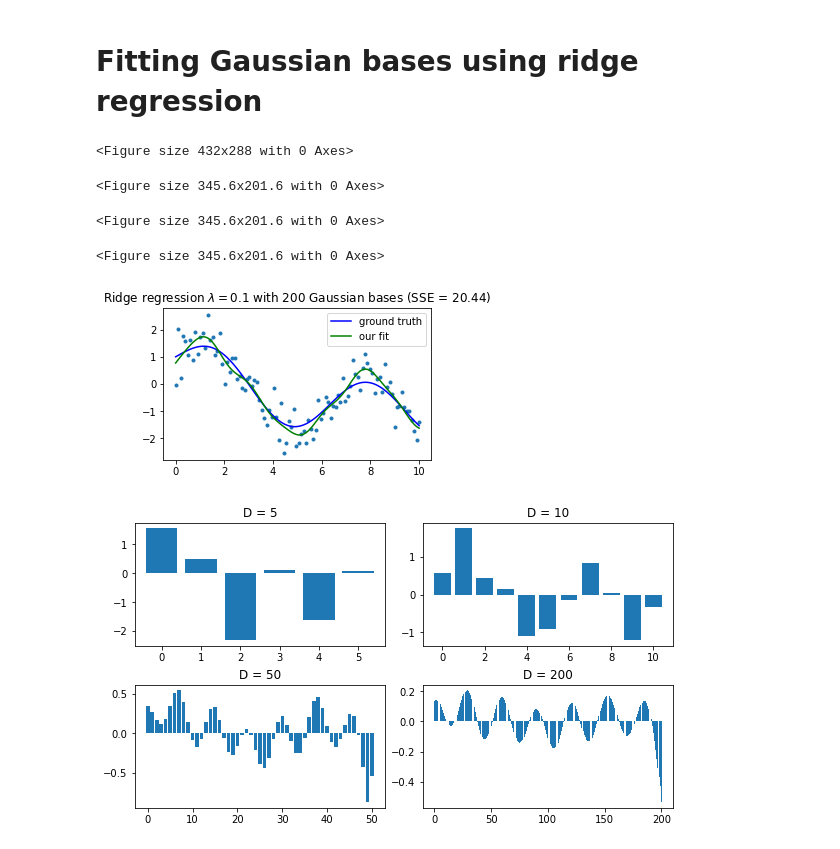
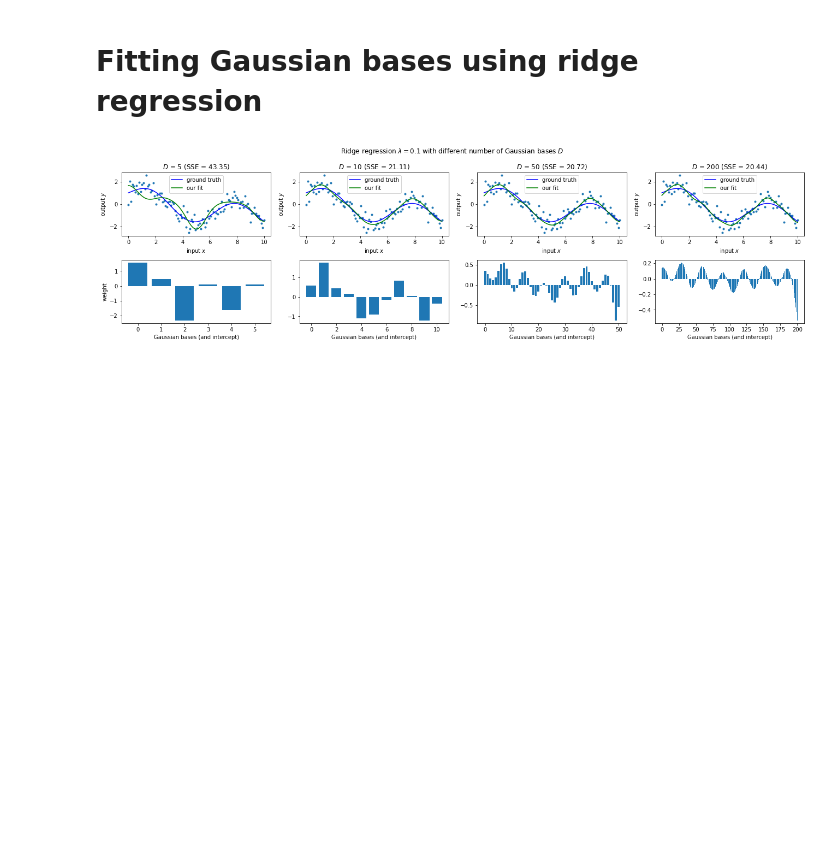
Before and after one commit to yueliyl/gec_intro2ml, a Jupyter notebook: Regularization.ipynb, the cells around one changed output. Drawn from its saved outputs; the diff is of its cells as text; code cells hidden in the pictures; blank space fills up the shorter version.

```diff
--- a/Regularization.ipynb
+++ b/Regularization.ipynb
@@ -249,7 +303,7 @@ class RidgeRegression:
             grad = .5*np.dot(yh - y, x)/N
             grad += self.l2_reg* w
             return grad
-        w0 = np.zeros(D)
+        w0 = np.array([3,-10]) # weights initialization
         self.w = optimizer.run(gradient, x, y, w0)
         return self
 
@@ -280,19 +334,26 @@ Now let's visualize the landscape of regularized cost function for different amo
 # %%
 cost = lambda w, reg: .5*np.mean((w[0] + w[1]*x - y)**2) + reg*np.dot(w,w)/2
 reg_list = [0, 1, 10]
+
+## loop through different L2 regularization values
 fig, axes = plt.subplots(ncols=len(reg_list), nrows=1, constrained_layout=True, figsize=(15, 5))
 for i, reg_coef in enumerate(reg_list):
-    optimizer = GradientDescent(learning_rate=.01, max_iters=50, record_history=True)
+    ## instantiate and fit model
+    optimizer = GradientDescent(learning_rate=.01, max_iters=1000, record_history=True)
     model = RidgeRegression(optimizer, l2_reg=reg_coef)
     model.fit(x,y, optimizer)
+
+    ## update position within loss landscape
     current_cost = lambda w: cost(w, reg_coef)
     plot_contour(current_cost, [-20,20], [-5,5], 50, axes[i])
     w_hist = np.vstack(optimizer.w_history)# T x 2
+
+    ## plot
     axes[i].plot(w_hist[:,1], w_hist[:,0], '.r', alpha=.8)
     axes[i].plot(w_hist[:,1], w_hist[:,0], '-r', alpha=.3)
     axes[i].set_xlabel(r'$w_0$')
     axes[i].set_ylabel(r'$w_1$')
-    axes[i].set_title(f' lambda = {reg_coef}')
+    axes[i].set_title(r'$\lambda_{L2}$ = ' + str(reg_coef))
     axes[i].set_xlim([-20,20])
     axes[i].set_ylim([-5,5])
 plt.show()
@@ -305,49 +366,41 @@ The plots show that L2 regularization helps with the convergence of gradient des
 # %%
 N = 100
 x = np.linspace(0,10, N)
 yt = np.sin(x) + np.cos(x**.5)
 y = yt + .5*np.random.randn(N)                      #generate y using a non linear model and add noise
 
 weight_list = []
 
 optimizer = GradientDescent(learning_rate=.01, max_iters=50, record_history=False)
 
-for D in [5, 10, 50, 200]:
+_, axes = plt.subplots(ncols=4, nrows=2, constrained_layout=True, figsize=(18, 5))
+for d, D in enumerate([5, 10, 50, 200]):
 
     model = RidgeRegression(l2_reg=0.1)
     mu = np.linspace(0,10,D)                                          #different mean values for the non-linear features
     phi = gaussian(x[:,None], mu[None,:],1)                           #gives a new set of features of the existing data
 
     yh = model.fit_closedform(phi,y).predict(phi)
 
     weight_list.append(model.w) # store the model weights
 
-    plt.clf()
-    plt.figure(figsize=(4.8, 2.8))
-    plt.plot(x, y, '.')
-    plt.plot(x, yt, 'b-', label='ground truth')
-    plt.plot(x, yh, 'g-', label='our fit')
-    plt.legend()
+    axes[0,d].plot(x, y, '.')
+    axes[0,d].plot(x, yt, 'b-', label='ground truth')
+    axes[0,d].plot(x, yh, 'g-', label='our fit')
+    axes[0,d].legend()
+    axes[0,d].set(xlabel='input $x$', ylabel='output $y$')
 
     sse = np.square(yh - y).sum()
-    plt.title(f'Ridge regression $\lambda=0.1$ with {D} Gaussian bases (SSE = {sse:.2f})')
-
     plt.savefig(f'{D}_gaussian_bases_ridge.png', bbox_inches="tight", dpi=300)
 
-_, axes = plt.subplots(ncols=2, nrows=2, constrained_layout=True, figsize=(8, 4.5))
-axes[0,0].bar([i for i in range(len(weight_list[0]))], weight_list[0].tolist()); axes[0,0].set_title('D = 5')
-axes[0,1].bar([i for i in range(len(weight_list[1]))], weight_list[1].tolist()); axes[0,1].set_title('D = 10')
-axes[1,0].bar([i for i in range(len(weight_list[2]))], weight_list[2].tolist()); axes[1,0].set_title('D = 50')
-axes[1,1].bar([i for i in range(len(weight_list[3]))], weight_list[3].tolist()); axes[1,1].set_title('D = 200')
+    axes[1,d].bar([i for i in range(len(model.w))], model.w.tolist()); axes[0,d].set_title('$D$ = {} (SSE = {:.2f})'.format(D,sse))
+    axes[1,d].set(xlabel='Gaussian bases (and intercept)')
 
+axes[1,0].set_ylabel('weight')
+plt.suptitle('Ridge regression $\lambda=0.1$ with different number of Gaussian bases $D$')
 plt.savefig('gaussian_bases_weights_ridge.png', bbox_inches="tight", dpi=300)
 # %% [output]
-<Figure size 432x288 with 0 Axes>
-<Figure size 345.6x201.6 with 0 Axes>
-<Figure size 345.6x201.6 with 0 Axes>
-<Figure size 345.6x201.6 with 0 Axes>
-[figure, old version]
+[figure, new version]
-[figure, removed]
 # %%
 N = 100
 x = np.linspace(0,10, N)
```
Also changed, not shown: parts of 20 cells of this notebook.
